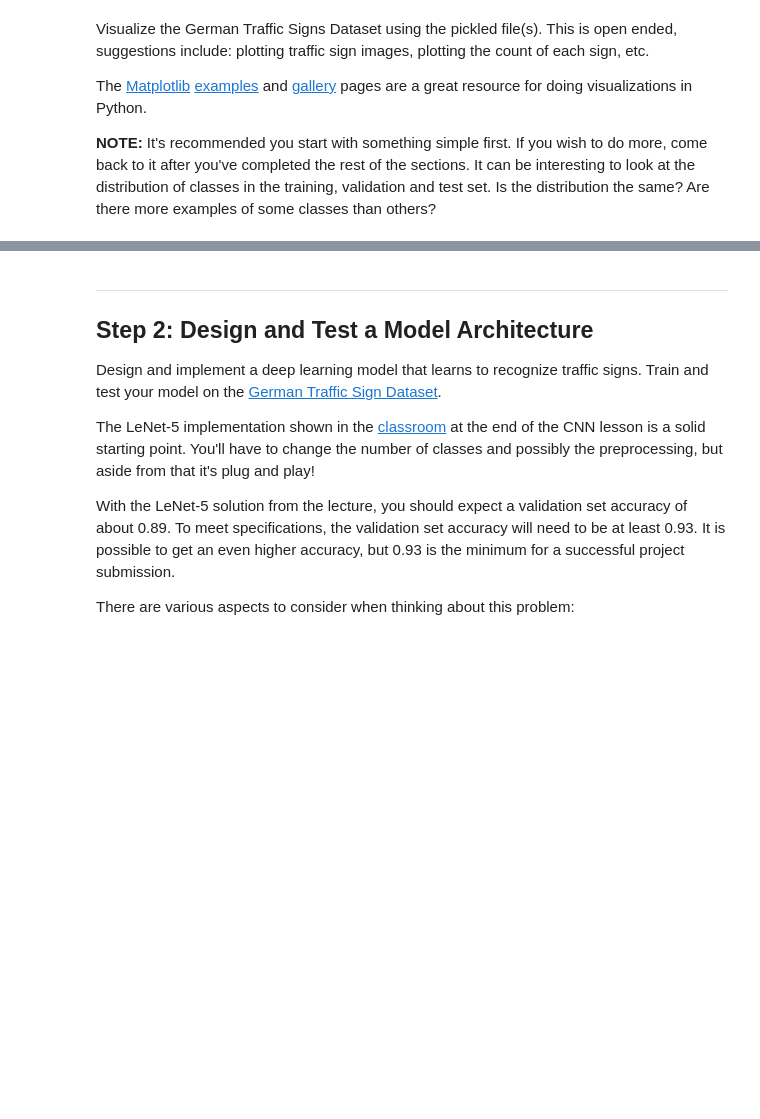
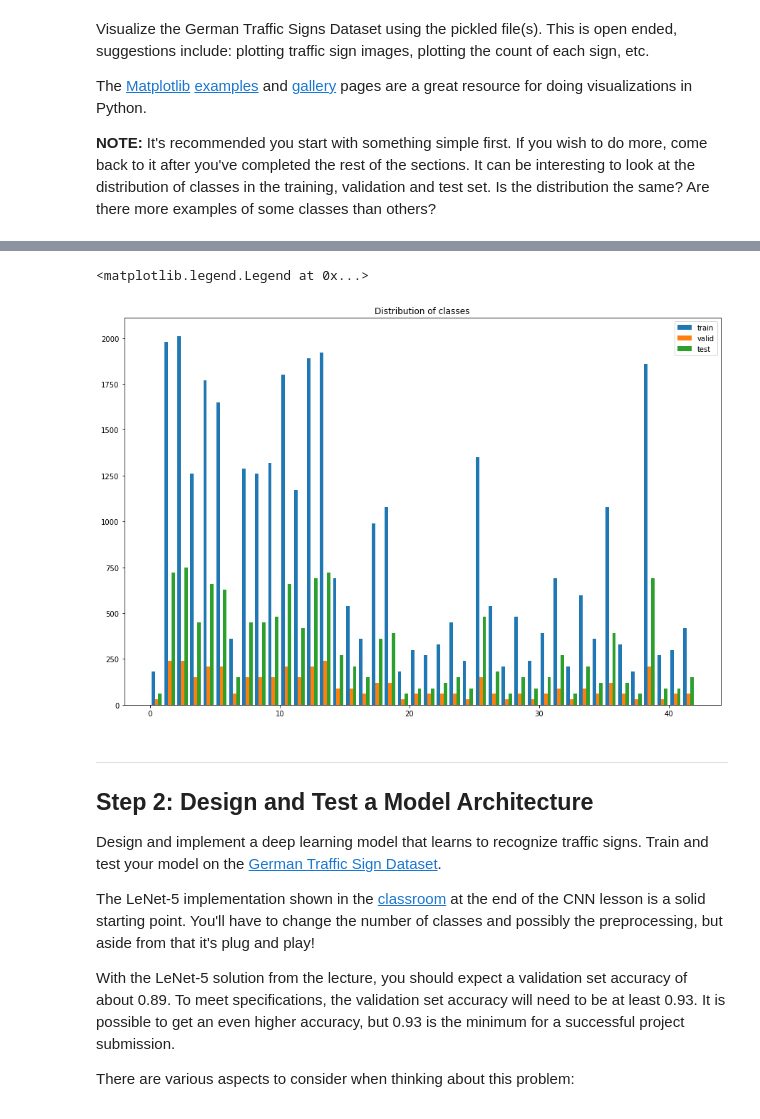
Before and after one commit to var7/CarND-Traffic-Sign-Classifier-Project, a Jupyter notebook: Traffic_Sign_Classifier.ipynb, the cells around one changed output, grey strips where cells are left out. Cells and saved outputs as stored; diff of their text form; code cells hidden in the pictures; blank space fills up the shorter version.

```diff
--- a/Traffic_Sign_Classifier.ipynb
+++ b/Traffic_Sign_Classifier.ipynb
@@ -57,21 +56,22 @@ Complete the basic data summary below. Use python, numpy and/or pandas methods t
 # %%
 ### Replace each question mark with the appropriate value.
 ### Use python, pandas or numpy methods rather than hard coding the results
+import numpy as np
 
 # TODO: Number of training examples
-n_train = ?
+n_train = len(X_train)
 
 # TODO: Number of validation examples
-n_validation = ?
+n_validation = len(X_valid)
 
 # TODO: Number of testing examples.
-n_test = ?
+n_test = len(X_test)
 
 # TODO: What's the shape of an traffic sign image?
-image_shape = ?
+image_shape = X_train[0].shape
 
 # TODO: How many unique classes/labels there are in the dataset.
-n_classes = ?
+n_classes = len(set(train['labels']))
 
 print("Number of training examples =", n_train)
 print("Number of testing examples =", n_test)
@@ -94,3 +123,14 @@ import matplotlib.pyplot as plt
+# %%
+bins = range(0, n_classes)
+plt.figure(figsize=(15,10))
+plt.title("Distribution of classes")
+plt.hist([y_train, y_valid, y_test], bins, label=['train', 'valid', 'test'])
+plt.legend(loc='upper right')
+# plt.hist(y_valid)
+# plt.hist(y_test)
+# %% [output]
+<matplotlib.legend.Legend at 0x...>
+[figure, added]
 # %% [markdown]
 ----
 
```
Also changed, not shown: parts of 15 cells of this notebook.
